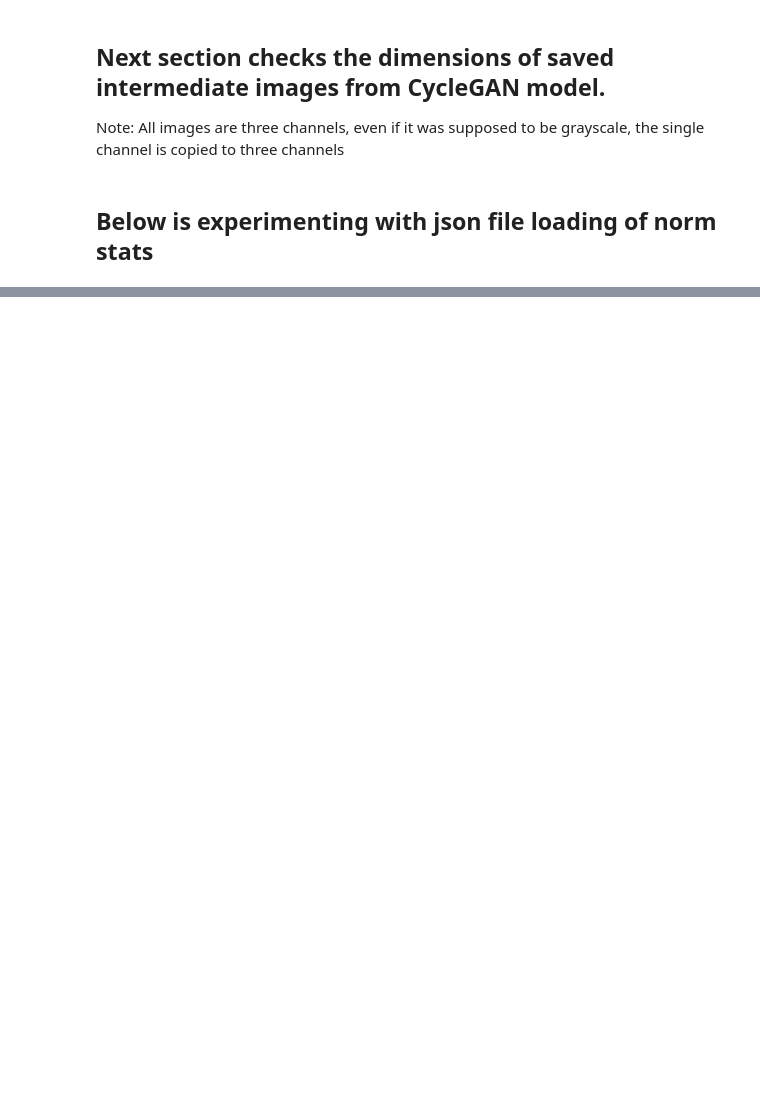
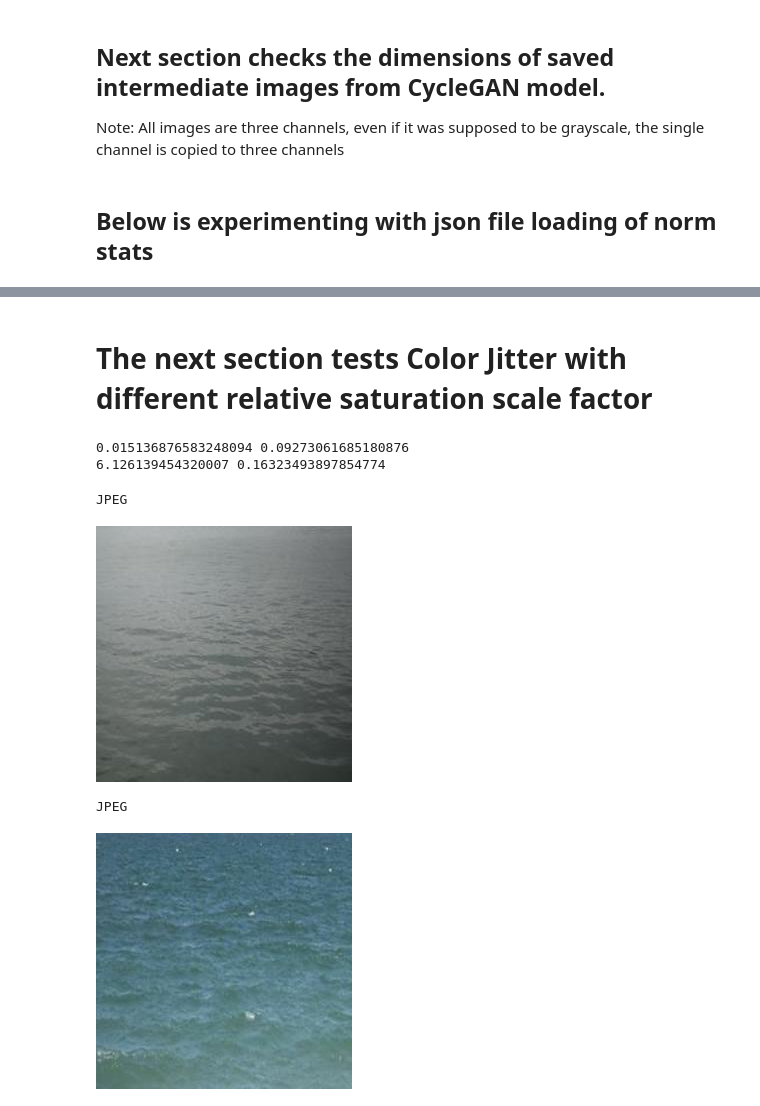
Before and after one commit to AriDeutsch/PerfectStorm, a Jupyter notebook: data/dynoTester.ipynb, the cells around one changed output, grey strips where cells are left out. Saved outputs shown, nothing was run; the diff lists cells and outputs as text; code cells hidden in the pictures; blank space fills up the shorter version.

```diff
--- a/data/dynoTester.ipynb
+++ b/data/dynoTester.ipynb
@@ -13,6 +15,6 @@ from image_folder import make_dataset, dynamic_normalisation
 # %%
-trainA = '/home/arid/kx59/pytorch-CycleGAN-and-pix2pix/datasets/datasetSS1to4/trainA'
-trainB = '/home/arid/kx59/pytorch-CycleGAN-and-pix2pix/datasets/datasetSS1to4/trainB'
+trainA = '/home/arid/kx59/pytorch-CycleGAN-and-pix2pix/datasets/datasetSS1to4_256/trainA'
+trainB = '/home/arid/kx59/pytorch-CycleGAN-and-pix2pix/datasets/datasetSS1to4_256/trainB'
 # %%
 trainAimgs = make_dataset(trainA)
 trainBimgs = make_dataset(trainB)
@@ -358,0 +179,2 @@ NameError: name 'json' is not defined
+# %% [markdown]
+# The next section tests Color Jitter with different relative saturation scale factor
@@ -358,0 +185,10 @@ NameError: name 'json' is not defined
+# %%
+RelativeSaturationA = np.std(statsA['mean'])
+RelativeSaturationB = np.std(statsB['mean'])
+print(RelativeSaturationA,RelativeSaturationB)
+SatScaleA = (RelativeSaturationB/RelativeSaturationA)
+SatScaleB = 1/SatScaleA
+print(SatScaleA,SatScaleB)
+# %% [output]
+0.015136876583248094 0.09273061685180876
+6.126139454320007 0.16323493897854774
@@ -358,0 +202,14 @@ NameError: name 'json' is not defined
+# %%
+real_A_img = Image.open(trainAimgs[9259], 'r')
+print(real_A_img.format)
+display(real_A_img)
+real_B_img = Image.open(trainBimgs[9570], 'r')
+print(real_B_img.format)
+display(real_B_img)
+# hsv = np.array(real_B_img.convert('HSV'))
+# print(np.min(hsv[:,:,0]))
+# %% [output]
+JPEG
+[figure, added]
+JPEG
+[figure, added]
```
Also changed, not shown: parts of 20 cells of this notebook, 9 other files.
